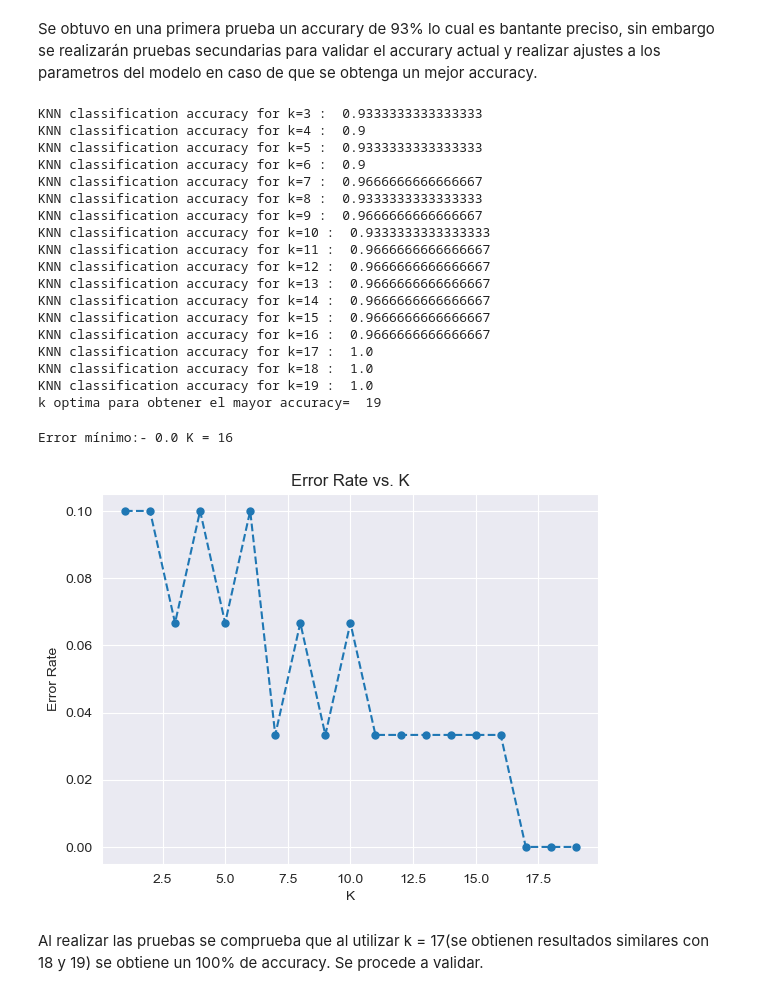
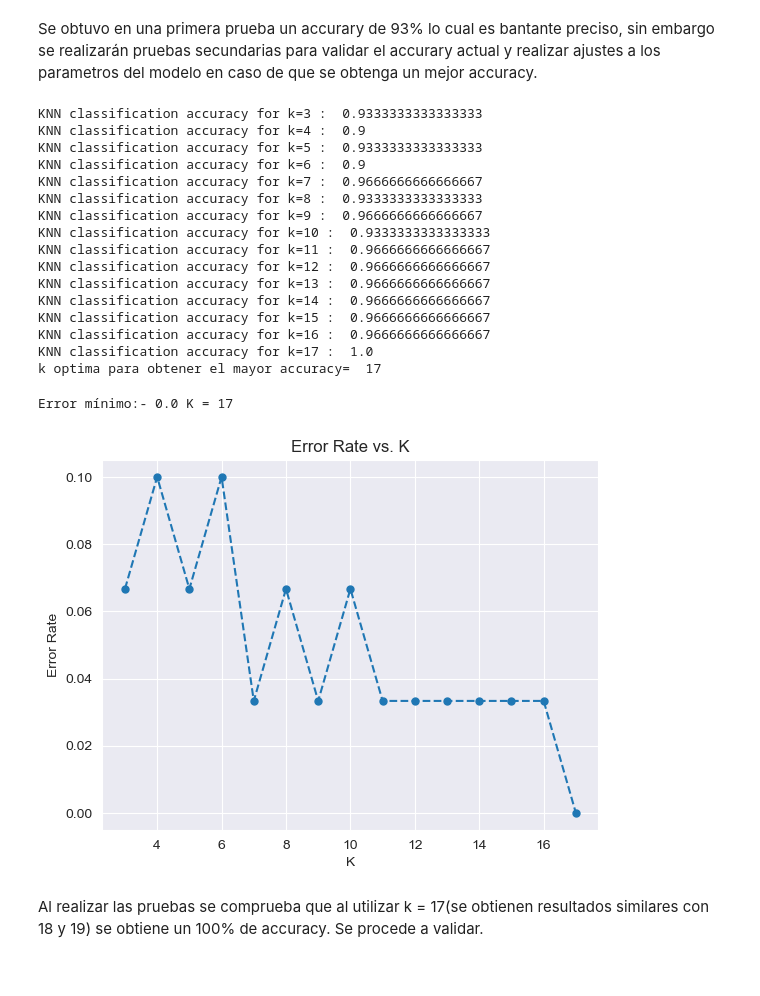
Before and after one commit to a01634928/tarea_entrevista_aa, a Jupyter notebook: ML/src/main.ipynb, the cells around one changed output. Saved outputs shown, nothing was run; the diff lists cells and outputs as text; code cells hidden in the pictures.

Commit message:
scatter

```diff
--- a/ML/src/main.ipynb
+++ b/ML/src/main.ipynb
@@ -81,7 +82,7 @@ Se obtuvo en una primera prueba un accurary de 93% lo cual es bantante preciso,
 # %%
 b_accuracy = accuracy(y_test, predictions)
 b_k = k
-for i in range (3,20):
+for i in range (3,30):
     k = i # k es el numero de vecinos cerca a comparar
     clf = KNN(k=k)
     clf.fit(X_train, y_train)
@@ -90,6 +91,8 @@ for i in range (3,20):
     print("KNN classification accuracy for k=" + str(k) + ' : ', accuracy(y_test, predictions))
     if a_accuracy > b_accuracy:
         b_k = i
+    if a_accuracy == 1:
+        break
 print('k optima para obtener el mayor accuracy= ', str(b_k))
 # %% [output]
 KNN classification accuracy for k=3 :  0.9333333333333333
@@ -107,27 +110,25 @@ KNN classification accuracy for k=14 :  0.9666666666666667
 KNN classification accuracy for k=15 :  0.9666666666666667
 KNN classification accuracy for k=16 :  0.9666666666666667
 KNN classification accuracy for k=17 :  1.0
-KNN classification accuracy for k=18 :  1.0
-KNN classification accuracy for k=19 :  1.0
-k optima para obtener el mayor accuracy=  19
+k optima para obtener el mayor accuracy=  17
 # %%
 error_rate = []
-for i in range(1,20):
+for i in range(3,18):
     k = i # k es el numero de vecinos cerca a comparar
     clf = KNN(k=k)
     clf.fit(X_train, y_train)
     predictions = clf.predict(X_test)
     error_rate.append(np.mean(predictions != y_test))
 
 sns.set_style("darkgrid")
-plt.plot(range(1,20),error_rate, linestyle='dashed', marker='o', markersize=5)
+plt.plot(range(3,18),error_rate, linestyle='dashed', marker='o', markersize=5)
 plt.title('Error Rate vs. K')
 plt.xlabel('K')
 plt.ylabel('Error Rate')
-print("Error mínimo:-",min(error_rate),"K =",error_rate.index(min(error_rate)))
+print("Error mínimo:-",min(error_rate),"K =",error_rate.index(min(error_rate))+3)
 # %% [output]
-Error mínimo:- 0.0 K = 16
+Error mínimo:- 0.0 K = 17
-[figure, old version]
+[figure, new version]
 # %% [markdown]
 Al realizar las pruebas se comprueba que al utilizar k = 17(se obtienen resultados similares con 18  y 19) se obtiene un 100% de accuracy. Se procede a validar.
 # %%
```
Also changed, not shown: parts of 3 cells of this notebook, 2 other files.
